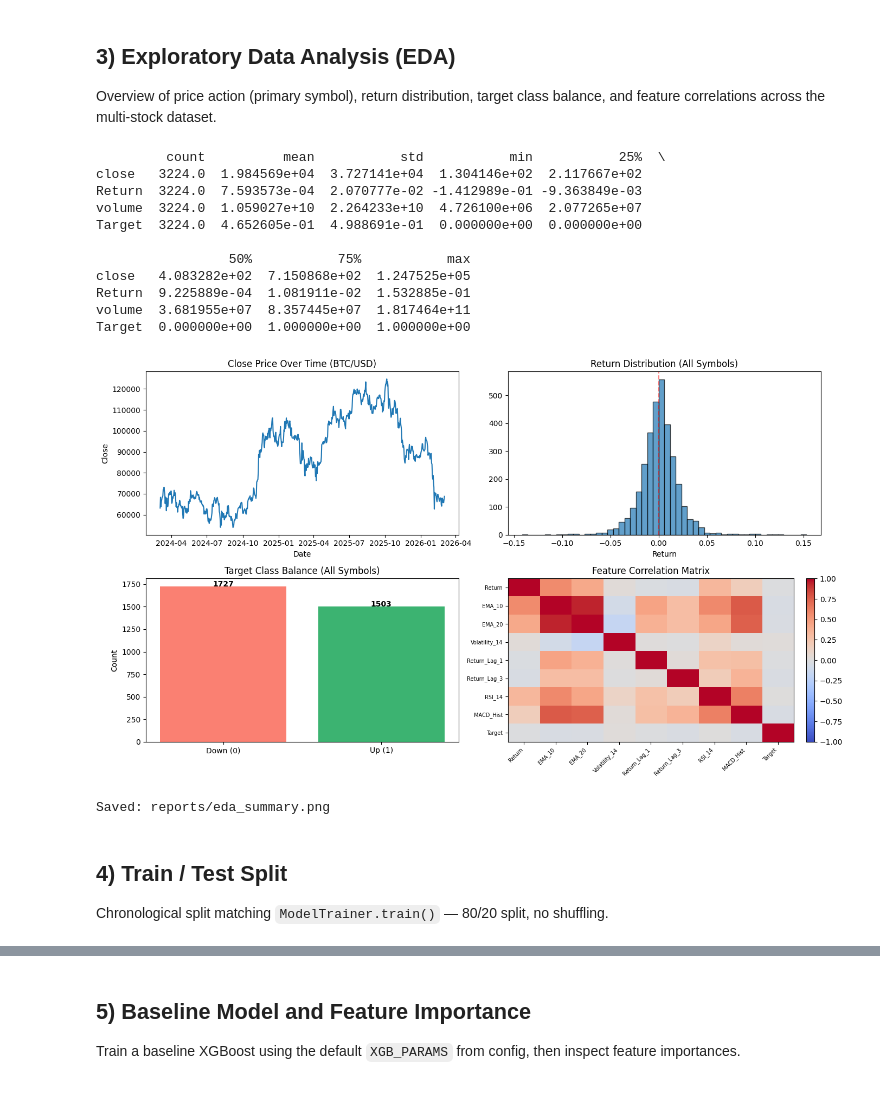
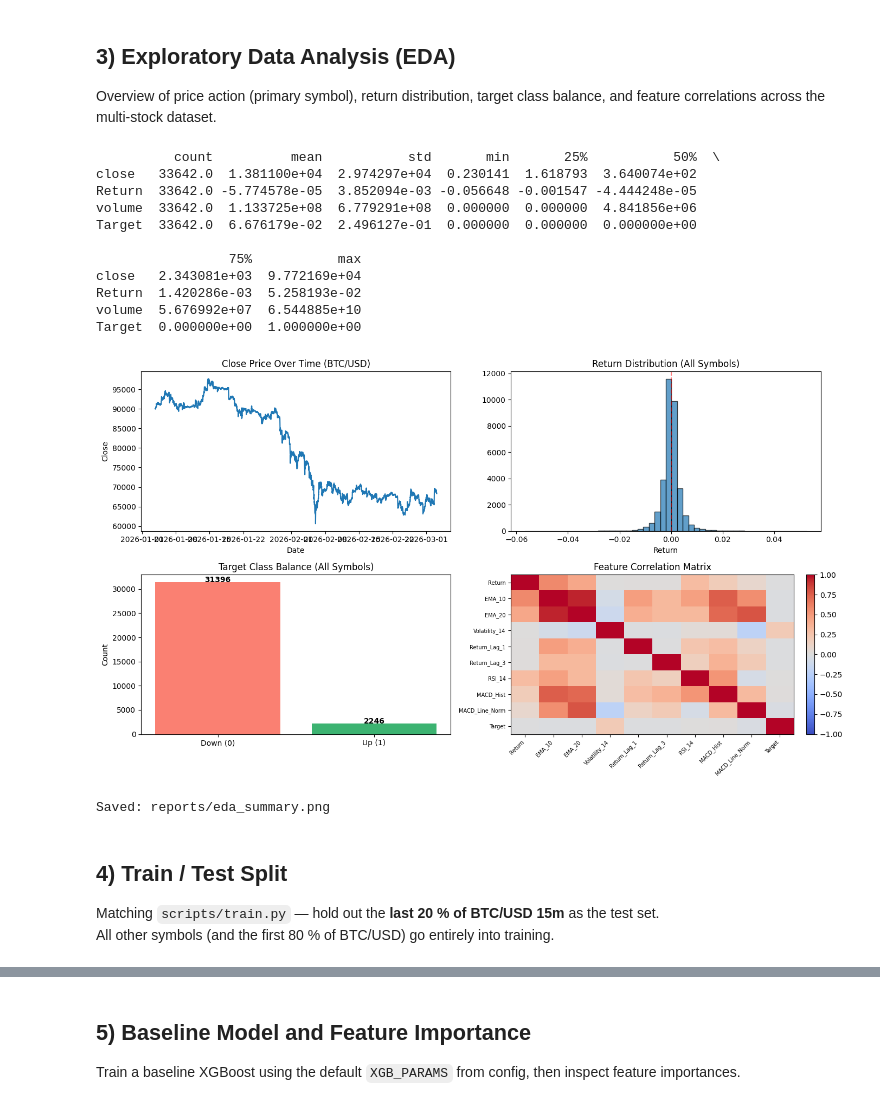
Before and after one commit to NthXevel/fyp2, a Jupyter notebook: experiments.ipynb, the cells around one changed output, grey strips where cells are left out. Cells and saved outputs as stored; diff of their text form; code cells hidden in the pictures.

```diff
--- a/experiments.ipynb
+++ b/experiments.ipynb
@@ -32,7 +33,6 @@ Note: you may need to restart the kernel to use updated packages.
 Mirrors the imports used by `scripts/train.py` and `models/trainer.py`.
 # %%
 import os
-import sys
 import warnings
 from pathlib import Path
 
@@ -56,24 +56,30 @@ optuna.logging.set_verbosity(optuna.logging.WARNING)
 # Import project modules (matching scripts/train.py)
 from utils.data_fetcher import DataFetcher
 from strategies.feature_engineering import FeatureEngineer
-from models.trainer import ModelTrainer, WalkForwardCV
+from models.trainer import WalkForwardCV
 from backtesting.engine import BacktestEngine
 from config.settings import (
-    STOCK_SYMBOL, XGB_PARAMS, TEST_SIZE, RANDOM_STATE,
-    DATA_INTERVAL, DATA_DAYS,
-    TRAINING_SYMBOLS, TRAINING_INTERVAL, TRAINING_DAYS,
+    XGB_PARAMS, TEST_SIZE, RANDOM_STATE,
+    TRAINING_SYMBOLS, TRAINING_DAYS_15M,
     TARGET_ACCURACY, TARGET_SHARPE, TARGET_MAX_DRAWDOWN,
     STOP_LOSS_PCT, TAKE_PROFIT_PCT, CONFIDENCE_THRESHOLD,
-    MIN_INVESTMENT_AMOUNT, MAX_INVESTMENT_AMOUNT,
+    safe_filename,
 )
 
 # Create reports directory
 REPORTS_DIR = Path('reports')
 REPORTS_DIR.mkdir(parents=True, exist_ok=True)
 
+# Match scripts/train.py: 15m bars only
+interval = '15m'
+days     = TRAINING_DAYS_15M
+symbols  = TRAINING_SYMBOLS
+TEST_SYMBOL = 'BTC/USD'
+
 print(f'Setup complete.')
-print(f'Training mode : multi-stock ({", ".join(TRAINING_SYMBOLS)})')
-print(f'Interval      : {TRAINING_INTERVAL}  |  History: {TRAINING_DAYS} days')
+print(f'Training mode : multi-stock ({", ".join(symbols)})')
+print(f'Interval      : {interval}  |  History: {days} days')
+print(f'Test set      : last {TEST_SIZE:.0%} of {TEST_SYMBOL} {interval}')
 print(f'Reports       : {REPORTS_DIR.resolve()}')
 print(f'Targets: Accuracy ≥ {TARGET_ACCURACY:.0%} | Sharpe ≥ {TARGET_SHARPE} | Max DD ≤ {TARGET_MAX_DRAWDOWN:.0%}')
 # %% [output]
@@ -150,21 +154,17 @@ Date range     : 2024-03-29 00:00:00 → 2026-03-03 00:00:00
 
 Overview of price action (primary symbol), return distribution, target class balance, and feature correlations across the multi-stock dataset.
 # %%
-# Build a combined featured DataFrame for EDA (re-engineer per symbol)
-eda_frames = []
-for sym, raw_df in dataframes.items():
-    feat_df = engineer.create_features(raw_df, symbol=sym)
-    eda_frames.append(feat_df)
-df_eda = pd.concat(eda_frames).sort_index()
+# Build a combined featured DataFrame for EDA
+df_eda = pd.concat(featured.values()).sort_index()
 
 eda_cols = ['close', 'Return', 'volume', 'Target']
 print(df_eda.dropna(subset=eda_cols)[eda_cols].describe().T)
 
 fig, axes = plt.subplots(2, 2, figsize=(14, 8))
 
-# (0,0) Close price over time — primary symbol only for clarity
-primary_sym = STOCK_SYMBOL
-primary_df = engineer.create_features(dataframes[primary_sym], symbol=primary_sym)
+# (0,0) Close price over time — primary symbol (BTC/USD)
+primary_sym = TEST_SYMBOL
+primary_df = featured[primary_sym]
 axes[0, 0].plot(primary_df.index, primary_df['close'])
 axes[0, 0].set_title(f'Close Price Over Time ({primary_sym})')
 axes[0, 0].set_xlabel('Date')
@@ -173,47 +173,48 @@ axes[0, 0].set_ylabel('Close')
 # (0,1) Return distribution (all symbols combined)
 axes[0, 1].hist(df_eda['Return'].dropna(), bins=50, edgecolor='black', alpha=0.7)
 axes[0, 1].set_title('Return Distribution (All Symbols)')
 axes[0, 1].set_xlabel('Return')
 axes[0, 1].axvline(0, color='red', linestyle='--', alpha=0.5)
 
 # (1,0) Target class balance (binary: 0 = Down, 1 = Up)
 class_counts = df_eda['Target'].dropna().value_counts().sort_index().reindex([0, 1], fill_value=0)
 axes[1, 0].bar(['Down (0)', 'Up (1)'], class_counts.values, color=['salmon', 'mediumseagreen'])
 axes[1, 0].set_title('Target Class Balance (All Symbols)')
 axes[1, 0].set_ylabel('Count')
 for i, v in enumerate(class_counts.values):
     axes[1, 0].text(i, v + 1, str(v), ha='center', fontweight='bold')
 
 # (1,1) Feature correlation matrix
 corr = df_eda[FEATURE_COLUMNS + ['Target']].dropna().corr()
 im = axes[1, 1].imshow(corr.values, cmap='coolwarm', aspect='auto', vmin=-1, vmax=1)
 axes[1, 1].set_title('Feature Correlation Matrix')
 axes[1, 1].set_xticks(range(len(corr.columns)))
 axes[1, 1].set_xticklabels(corr.columns, rotation=45, ha='right', fontsize=7)
 axes[1, 1].set_yticks(range(len(corr.columns)))
 axes[1, 1].set_yticklabels(corr.columns, fontsize=7)
 fig.colorbar(im, ax=axes[1, 1], fraction=0.046, pad=0.04)
 
 plt.tight_layout()
 plt.savefig(REPORTS_DIR / 'eda_summary.png', dpi=150)
 plt.show()
 print('Saved: reports/eda_summary.png')
 # %% [output]
-         count          mean           std           min           25%  \
-close   3224.0  1.984569e+04  3.727141e+04  1.304146e+02  2.117667e+02
-Return  3224.0  7.593573e-04  2.070777e-02 -1.412989e-01 -9.363849e-03
-volume  3224.0  1.059027e+10  2.264233e+10  4.726100e+06  2.077265e+07
-Target  3224.0  4.652605e-01  4.988691e-01  0.000000e+00  0.000000e+00
+          count          mean           std       min       25%           50%  \
+close   33642.0  1.381100e+04  2.974297e+04  0.230141  1.618793  3.640074e+02
+Return  33642.0 -5.774578e-05  3.852094e-03 -0.056648 -0.001547 -4.444248e-05
+volume  33642.0  1.133725e+08  6.779291e+08  0.000000  0.000000  4.841856e+06
+Target  33642.0  6.676179e-02  2.496127e-01  0.000000  0.000000  0.000000e+00
 
-                 50%           75%           max
-close   4.083282e+02  7.150868e+02  1.247525e+05
-Return  9.225889e-04  1.081911e-02  1.532885e-01
-volume  3.681955e+07  8.357445e+07  1.817464e+11
-Target  0.000000e+00  1.000000e+00  1.000000e+00
+                 75%           max
+close   2.343081e+03  9.772169e+04
+Return  1.420286e-03  5.258193e-02
+volume  5.676992e+07  6.544885e+10
+Target  0.000000e+00  1.000000e+00
-[figure, old version]
+[figure, new version]
 Saved: reports/eda_summary.png
 # %% [markdown]
 ## 4) Train / Test Split
 
-Chronological split matching `ModelTrainer.train()` — 80/20 split, no shuffling.
+Matching `scripts/train.py` — hold out the **last 20 % of BTC/USD 15m** as the test set.
+All other symbols (and the first 80 % of BTC/USD) go entirely into training.
 # %%
```
Also changed, not shown: parts of 14 cells of this notebook, 36 other files.
